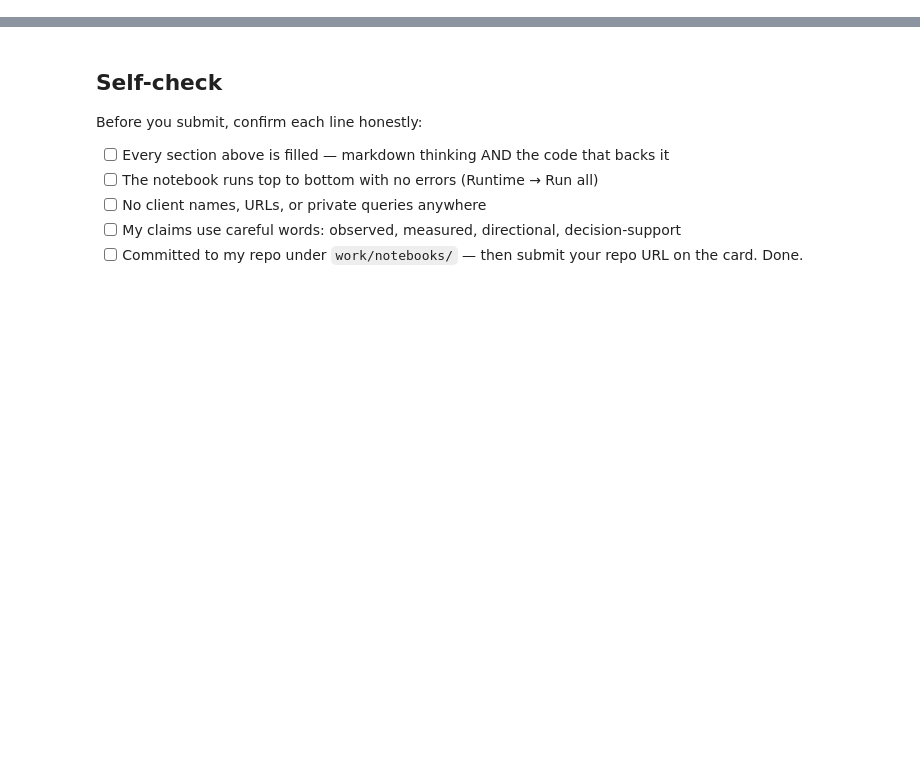
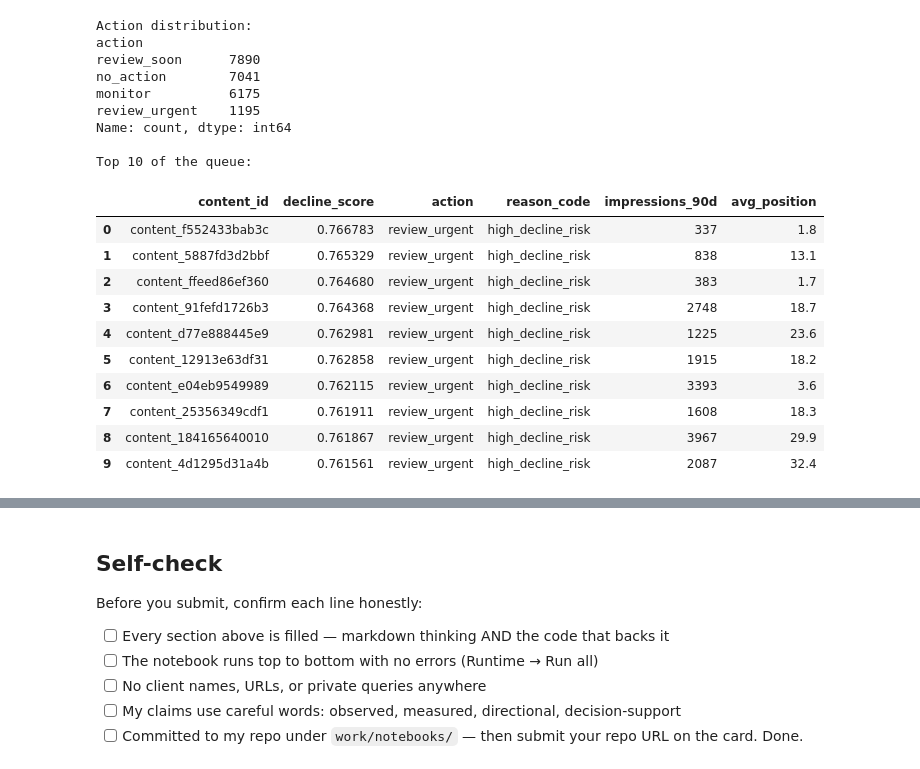
Before and after one commit to muhammadhany222/flyrank-ml-assignment1, a Jupyter notebook: work/notebooks/w07_action_playbook.ipynb, the cells around one changed output, grey strips where cells are left out. Drawn from its saved outputs; the diff is of its cells as text; code cells hidden in the pictures; blank space fills up the shorter version.

```diff
--- a/work/notebooks/w07_action_playbook.ipynb
+++ b/work/notebooks/w07_action_playbook.ipynb
@@ -12,0 +26,76 @@ This skeleton is yours to fill. Work the sections **in order** — each one has
+# %%
+import os, sys, subprocess
+import pandas as pd
+import numpy as np
+
+IN_COLAB = "google.colab" in sys.modules
+REPO_URL = "https://github.com/muhammadhany222/flyrank-ml-assignment1"
+REPO_DIR = "flyrank-ml-assignment1"
+
+if IN_COLAB:
+    if not os.path.isdir(REPO_DIR):
+        subprocess.run(["git", "clone", "--depth", "1", REPO_URL, REPO_DIR], check=True)
+    os.chdir(REPO_DIR)
+elif os.path.basename(os.getcwd()) == "notebooks":
+    os.chdir("../..")
+
+from sklearn.model_selection import GroupShuffleSplit
+from sklearn.ensemble import RandomForestClassifier
+
+df = pd.read_csv("data/raw/content_refresh_anonymized.csv")
+df["is_declining"] = (df["trend_direction"] == "down").astype(int)
+
+feature_cols = ["impressions_90d", "days_since_last_update", "avg_position", "ctr",
+                 "content_age_days", "word_count", "sessions_90d", "engagement_rate"]
+model_df = df.dropna(subset=feature_cols + ["is_declining", "client_id"]).copy()
+
+gss = GroupShuffleSplit(n_splits=1, test_size=0.2, random_state=42)
+train_idx, test_idx = next(gss.split(model_df, groups=model_df["client_id"]))
+X_train, y_train = model_df.iloc[train_idx][feature_cols], model_df.iloc[train_idx]["is_declining"]
+
+rf = RandomForestClassifier(n_estimators=200, max_depth=6, class_weight="balanced",
+                              random_state=42, n_jobs=-1).fit(X_train, y_train)
+
+model_df["decline_score"] = rf.predict_proba(model_df[feature_cols])[:, 1]
+
+def assign_action(row):
+    if row["decline_score"] >= 0.70:
+        return "review_urgent", "high_decline_risk"
+    elif row["decline_score"] >= 0.60:
+        return "review_soon", "moderate_decline_risk"
+    elif row["impressions_90d"] >= 500:
+        return "monitor", "visible_but_stable"
+    else:
+        return "no_action", "low_priority"
+
+actions = model_df.apply(assign_action, axis=1)
+model_df["action"] = actions.apply(lambda x: x[0])
+model_df["reason_code"] = actions.apply(lambda x: x[1])
+
+queue = model_df.sort_values("decline_score", ascending=False).reset_index(drop=True)
+
+print("Action distribution:")
+print(queue["action"].value_counts())
+print("\nTop 10 of the queue:")
+queue[["content_id", "decline_score", "action", "reason_code", "impressions_90d", "avg_position"]].head(10)
+# %% [output]
+Action distribution:
+action
+review_soon      7890
+no_action        7041
+monitor          6175
+review_urgent    1195
+Name: count, dtype: int64
+
+Top 10 of the queue:
+|  | content_id | decline_score | action | reason_code | impressions_90d | avg_position |
+| 0 | content_f552433bab3c | 0.766783 | review_urgent | high_decline_risk | 337 | 1.8 |
+| 1 | content_5887fd3d2bbf | 0.765329 | review_urgent | high_decline_risk | 838 | 13.1 |
+| 2 | content_ffeed86ef360 | 0.764680 | review_urgent | high_decline_risk | 383 | 1.7 |
+| 3 | content_91fefd1726b3 | 0.764368 | review_urgent | high_decline_risk | 2748 | 18.7 |
+| 4 | content_d77e888445e9 | 0.762981 | review_urgent | high_decline_risk | 1225 | 23.6 |
+| 5 | content_12913e63df31 | 0.762858 | review_urgent | high_decline_risk | 1915 | 18.2 |
+| 6 | content_e04eb9549989 | 0.762115 | review_urgent | high_decline_risk | 3393 | 3.6 |
+| 7 | content_25356349cdf1 | 0.761911 | review_urgent | high_decline_risk | 1608 | 18.3 |
+| 8 | content_184165640010 | 0.761867 | review_urgent | high_decline_risk | 3967 | 29.9 |
+| 9 | content_4d1295d31a4b | 0.761561 | review_urgent | high_decline_risk | 2087 | 32.4 |
```
Also changed, not shown: parts of 14 cells of this notebook.
